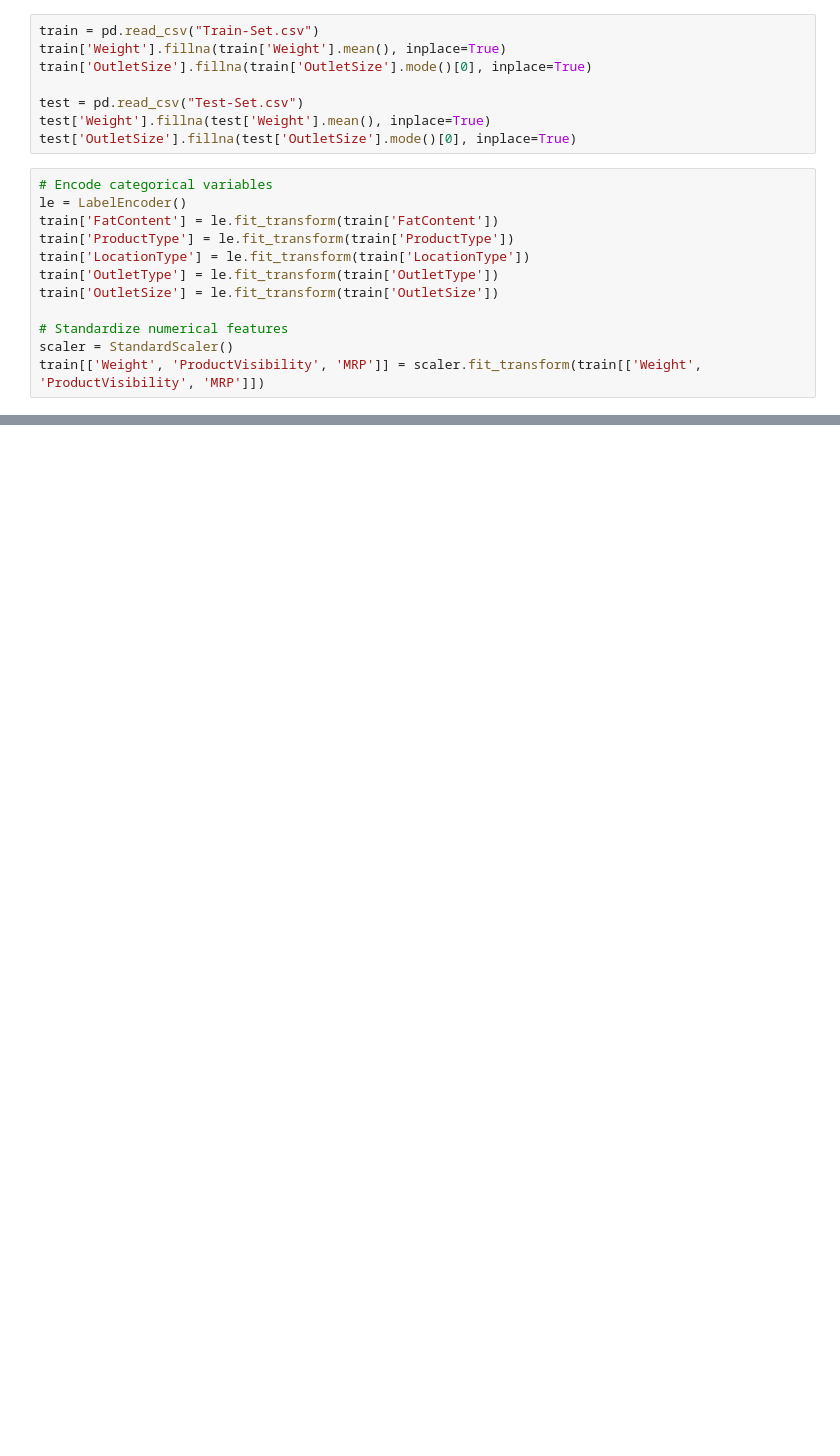
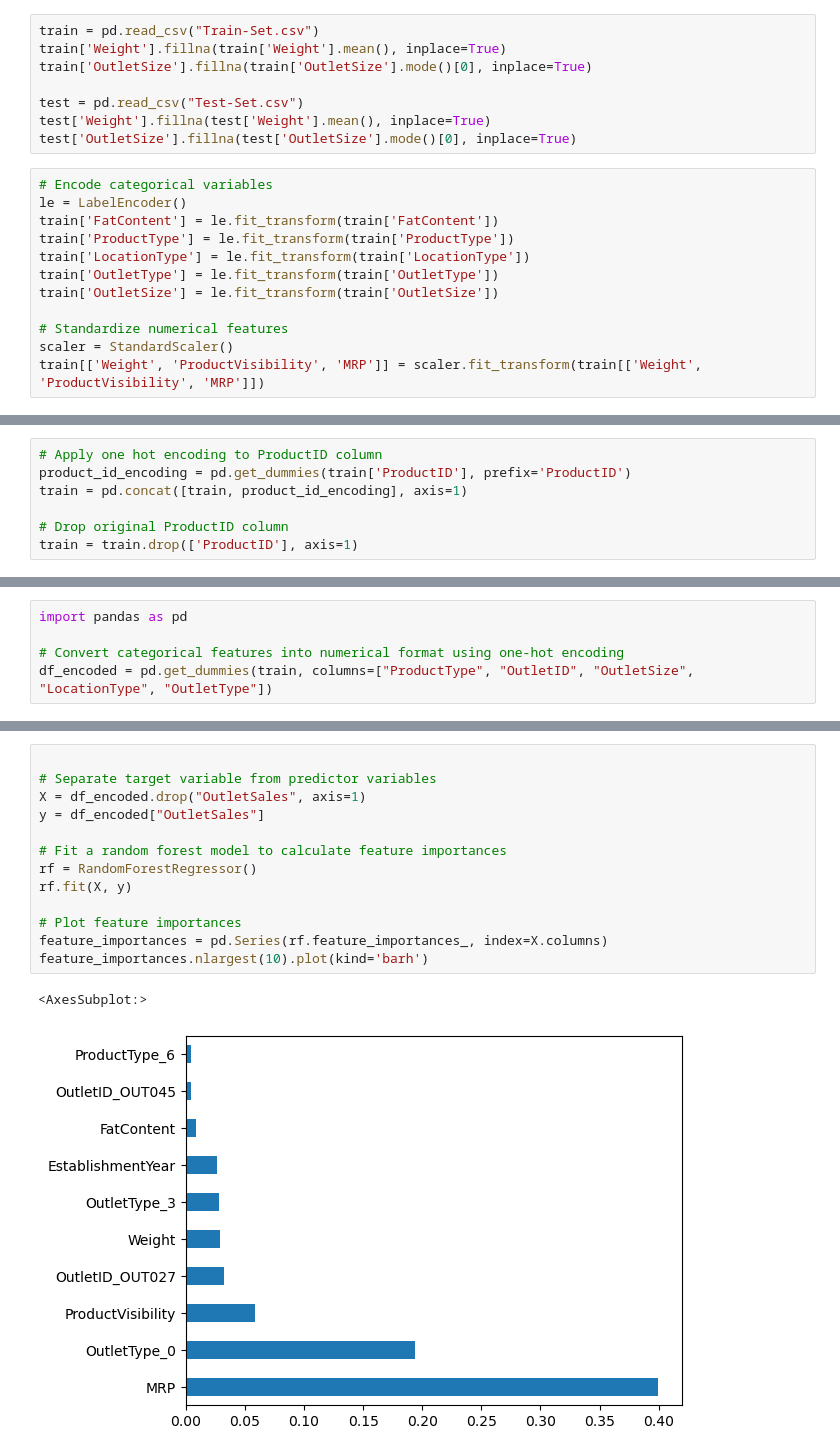
Before and after one commit to saichan0529/Data-Analysis-Project, a Jupyter notebook: final_project.ipynb, the cells around one changed output, grey strips where cells are left out. Drawn from its saved outputs; the diff is of its cells as text; blank space fills up the shorter version.

```diff
--- a/final_project.ipynb
+++ b/final_project.ipynb
@@ -26,0 +103,7 @@ train[['Weight', 'ProductVisibility', 'MRP']] = scaler.fit_transform(train[['Wei
+# %%
+# Apply one hot encoding to ProductID column
+product_id_encoding = pd.get_dummies(train['ProductID'], prefix='ProductID')
+train = pd.concat([train, product_id_encoding], axis=1)
+
+# Drop original ProductID column
+train = train.drop(['ProductID'], axis=1)
@@ -26,0 +120,5 @@ train[['Weight', 'ProductVisibility', 'MRP']] = scaler.fit_transform(train[['Wei
+# %%
+import pandas as pd
+
+# Convert categorical features into numerical format using one-hot encoding
+df_encoded = pd.get_dummies(train, columns=["ProductType", "OutletID", "OutletSize", "LocationType", "OutletType"])
@@ -26,0 +136,16 @@ train[['Weight', 'ProductVisibility', 'MRP']] = scaler.fit_transform(train[['Wei
+# %%
+
+# Separate target variable from predictor variables
+X = df_encoded.drop("OutletSales", axis=1)
+y = df_encoded["OutletSales"]
+
+# Fit a random forest model to calculate feature importances
+rf = RandomForestRegressor()
+rf.fit(X, y)
+
+# Plot feature importances
+feature_importances = pd.Series(rf.feature_importances_, index=X.columns)
+feature_importances.nlargest(10).plot(kind='barh')
+# %% [output]
+<AxesSubplot:>
+[figure, added]
```
Also changed, not shown: parts of 11 cells of this notebook.
